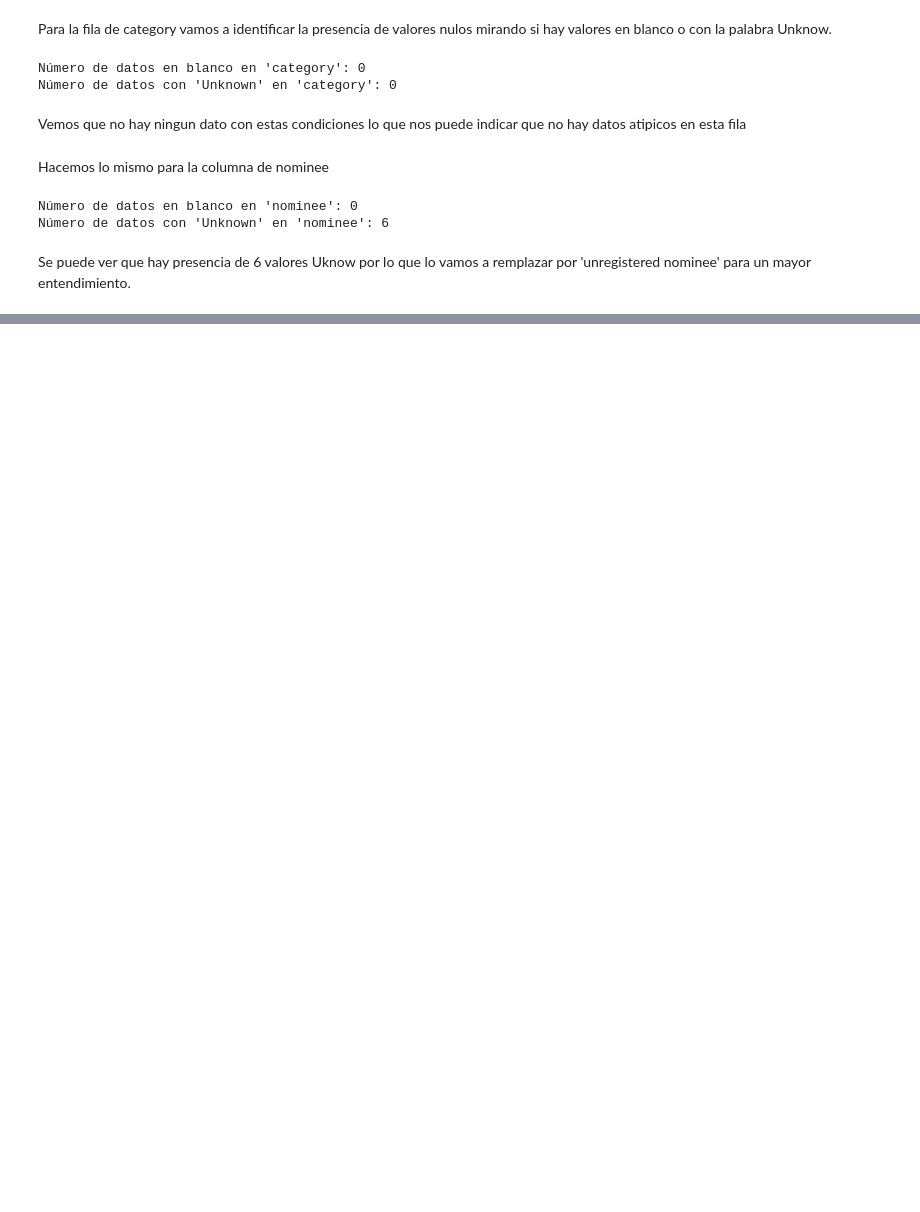
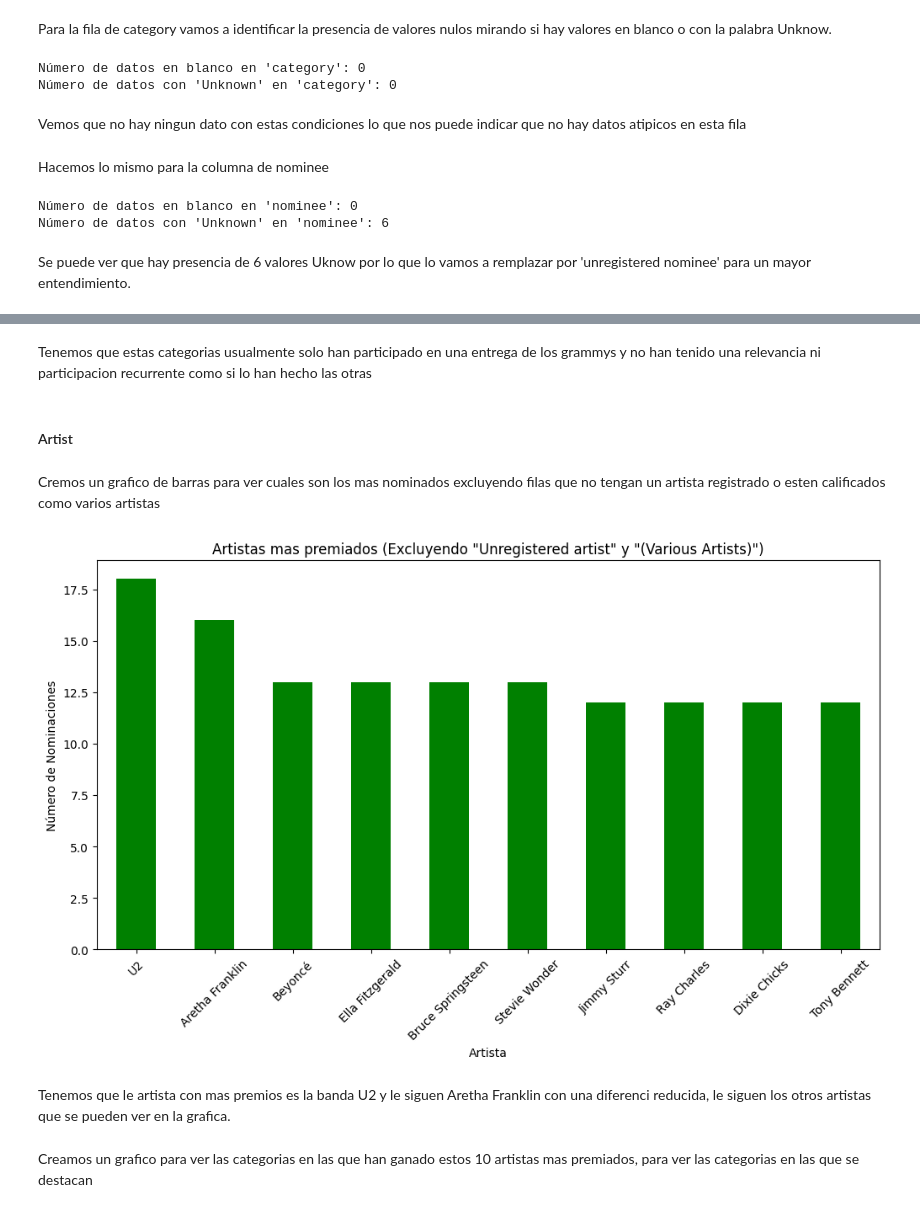
Before and after one commit to camilodelgado23/workshop2, a Jupyter notebook: Analisis_de_Datos/E.D.A_Grammys.ipynb, the cells around one changed output, grey strips where cells are left out. Drawn from its saved outputs; the diff is of its cells as text; code cells hidden in the pictures; blank space fills up the shorter version.

```diff
--- a/Analisis_de_Datos/E.D.A_Grammys.ipynb
+++ b/Analisis_de_Datos/E.D.A_Grammys.ipynb
@@ -248,0 +388,23 @@ Se puede ver que hay presencia de 6 valores Uknow por lo que lo vamos a remplaza
+# %% [markdown]
+Tenemos que estas categorias usualmente solo han participado en una entrega de los grammys y no han tenido una relevancia ni participacion recurrente como si lo han hecho las otras
+# %% [markdown]
+#### Artist
+# %% [markdown]
+Cremos un grafico de barras para ver cuales son los mas nominados excluyendo filas que no tengan un artista registrado o esten calificados como varios artistas
+# %%
+filtrado = Grammys[~Grammys['artist'].isin(['Unregistered artist', '(Various Artists)'])]
+nominacion_artista = filtrado['artist'].value_counts().head(10)
+
+plt.figure(figsize=(12, 6))
+nominacion_artista.plot(kind='bar', color='green')
+plt.title('Artistas mas premiados (Excluyendo "Unregistered artist" y "(Various Artists)")')
+plt.xlabel('Artista')
+plt.ylabel('Número de Nominaciones')
+plt.xticks(rotation=45)
+plt.show()
+# %% [output]
+[figure, added]
+# %% [markdown]
+Tenemos que le artista con mas premios es la banda U2 y le siguen Aretha Franklin con una diferenci reducida, le siguen los otros artistas que se pueden ver en la grafica.
+# %% [markdown]
+Creamos un grafico para ver las categorias en las que han ganado estos 10 artistas mas premiados, para ver las categorias en las que se destacan
```
Also changed, not shown: parts of 44 cells of this notebook, 2 other files.
